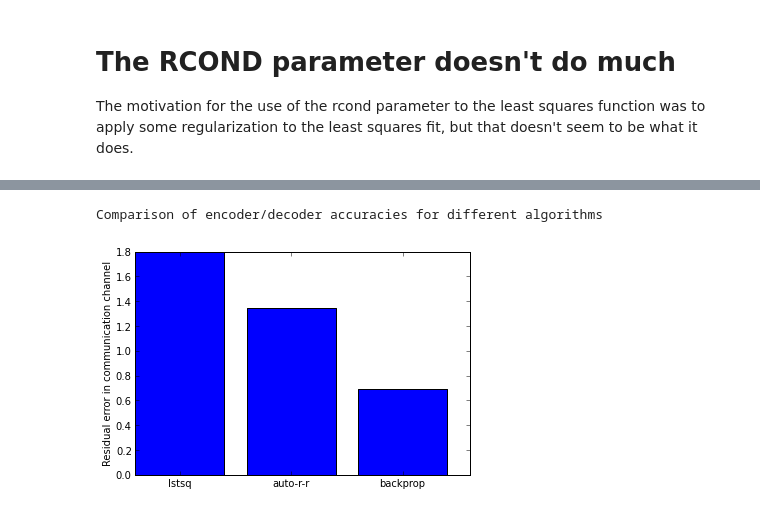
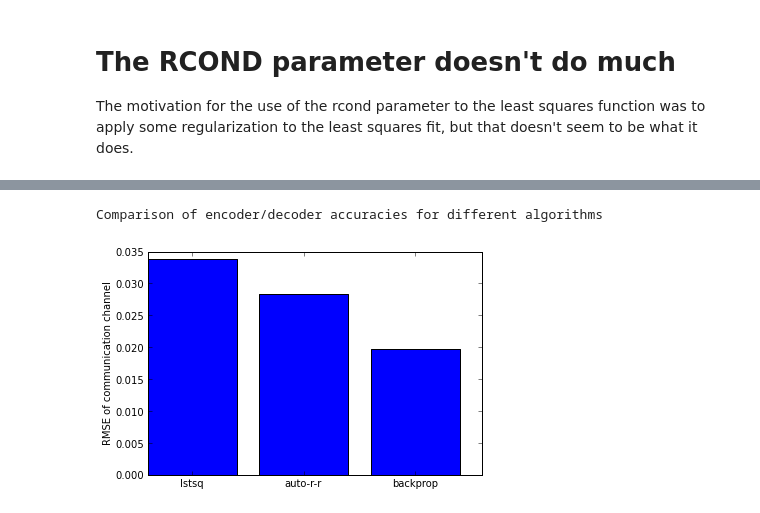
Before and after one commit to nengo/nengo, a Jupyter notebook: examples/decoder-experiments.ipynb, the cells around one changed output, grey strips where cells are left out. Cells and saved outputs as stored; diff of their text form; code cells hidden in the pictures.

```diff
--- a/examples/decoder-experiments.ipynb
+++ b/examples/decoder-experiments.ipynb
@@ -180,8 +204,9 @@ The residual error using encoders specialized for the job is only 0.69. If accur
 # %%
-bar([0, 1, 2], [residuals_lstsq, residuals_arr, residuals_bp])
+n_points = len(np.asarray(t).ravel()[400:])
+bar([0, 1, 2], np.sqrt(np.asarray([residuals_lstsq, residuals_arr, residuals_bp]).flatten() / n_points))
 xticks([.4, 1.4, 2.4], ['lstsq', 'auto-r-r', 'backprop'])
-ylabel('Residual error in communication channel')
+ylabel('RMSE of communication channel')
 print 'Comparison of encoder/decoder accuracies for different algorithms'
 # %% [output]
 Comparison of encoder/decoder accuracies for different algorithms
-[figure, old version]
+[figure, new version]
```
Also changed, not shown: parts of 18 cells of this notebook, 2 other files.
